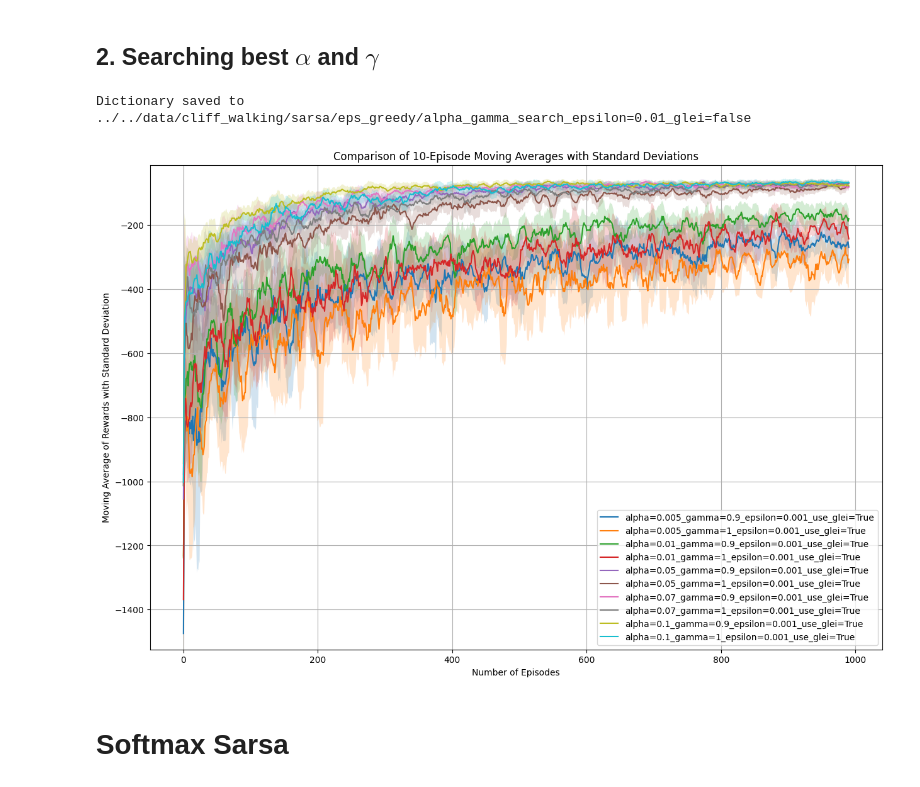
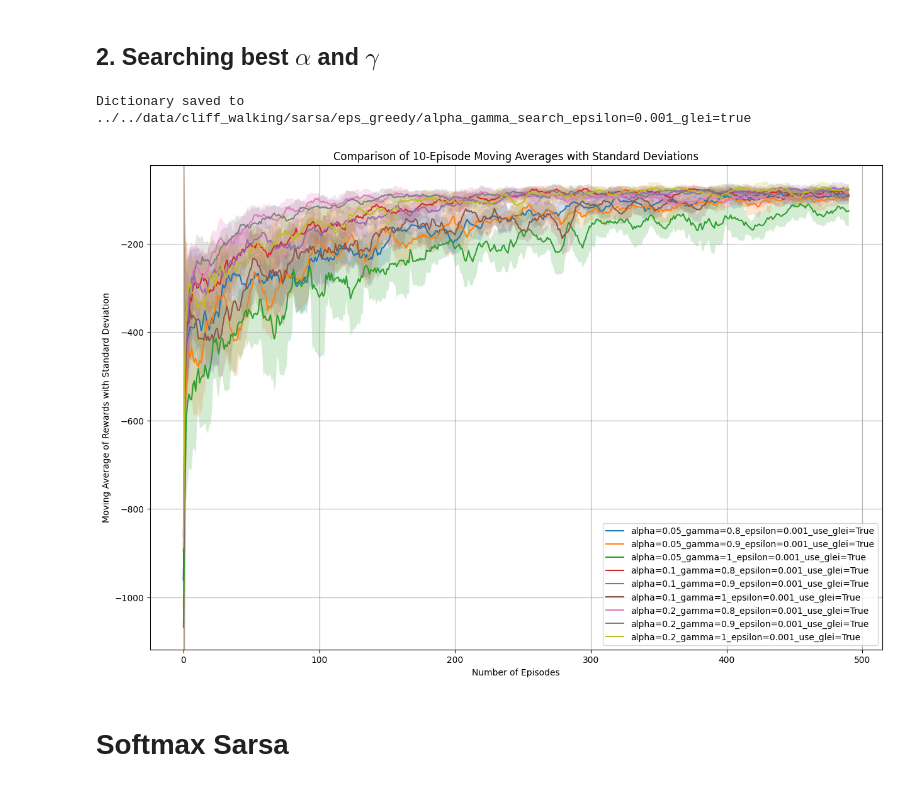
Before and after one commit to salmalys/mountain_car, a Jupyter notebook: src/experiments/cliff_walking_experiments/cw_sarsa_tuning.ipynb, the cells around one changed output. Cells and saved outputs as stored; diff of their text form; code cells hidden in the pictures.

```diff
--- a/src/experiments/cliff_walking_experiments/cw_sarsa_tuning.ipynb
+++ b/src/experiments/cliff_walking_experiments/cw_sarsa_tuning.ipynb
@@ -103,11 +103,11 @@ plot_moving_averages(
 # %%
 alpha_gamma_tune_historic = eps_greedy_sarsa.grid_search(
     env=env,
-    alpha=[0.005, 0.01, 0.05, 0.07, 0.1],
-    gamma=[0.9, 1],
+    alpha=[0.05, 0.1, 0.2],
+    gamma=[0.8, 0.9, 1],
     policy_action_params={"epsilon": [0.001]},
     policy_update_params={"use_glei": [True]},
-    nb_episodes=1000,
+    nb_episodes=500,
     nb_iter=10,
     verbose=0,
 )
@@ -118,18 +118,17 @@ process_json(
     data_dict=alpha_gamma_tune_historic,
 )
 # %% [output]
-Dictionary saved to ../../data/cliff_walking/sarsa/eps_greedy/alpha_gamma_search_epsilon=0.01_glei=false
+Dictionary saved to ../../data/cliff_walking/sarsa/eps_greedy/alpha_gamma_search_epsilon=0.001_glei=true
 # %%
 plot_moving_averages(
     process_json(
         "../../data/cliff_walking/sarsa/eps_greedy/alpha_gamma_search_epsilon=0.001_glei=true",
         "r",
     ),
-    nb_episodes=1000,
     window_size=10,
 )
 # %% [output]
-[figure, old version]
+[figure, new version]
 # %% [markdown]
 # Softmax Sarsa
 # %%
```
